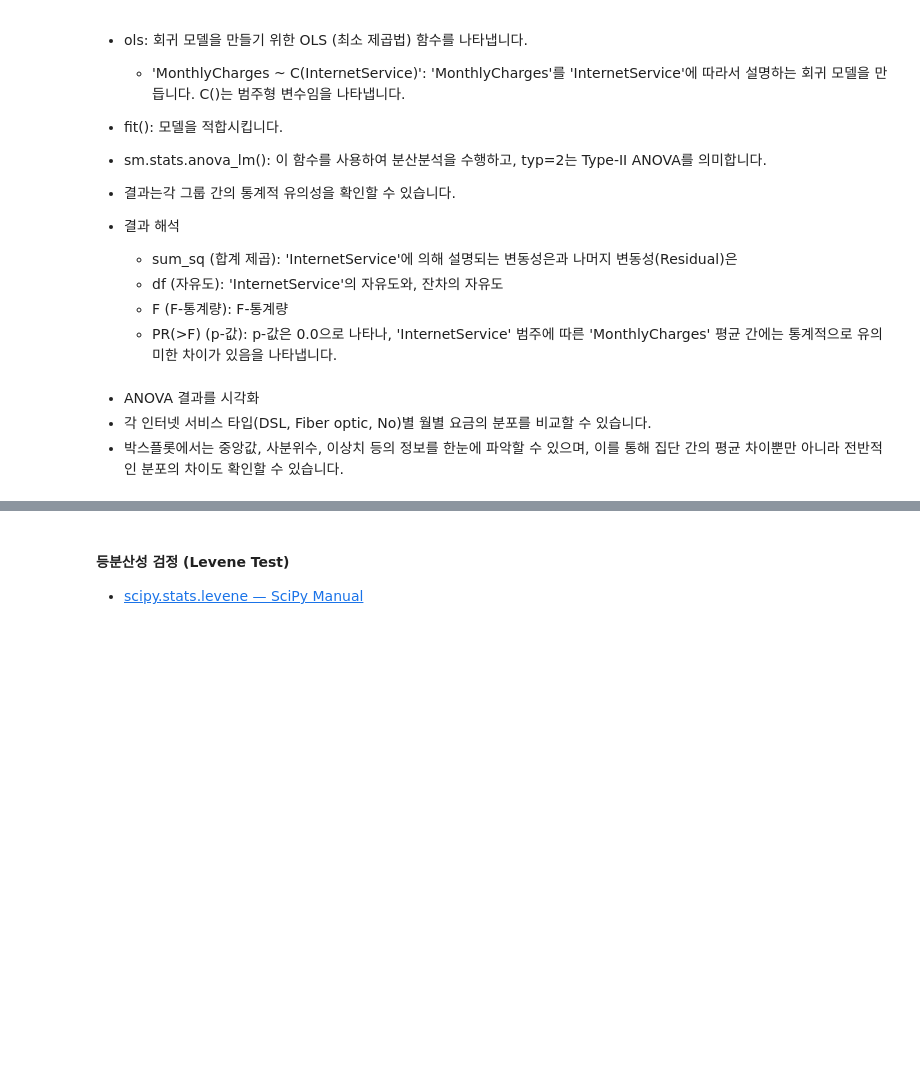
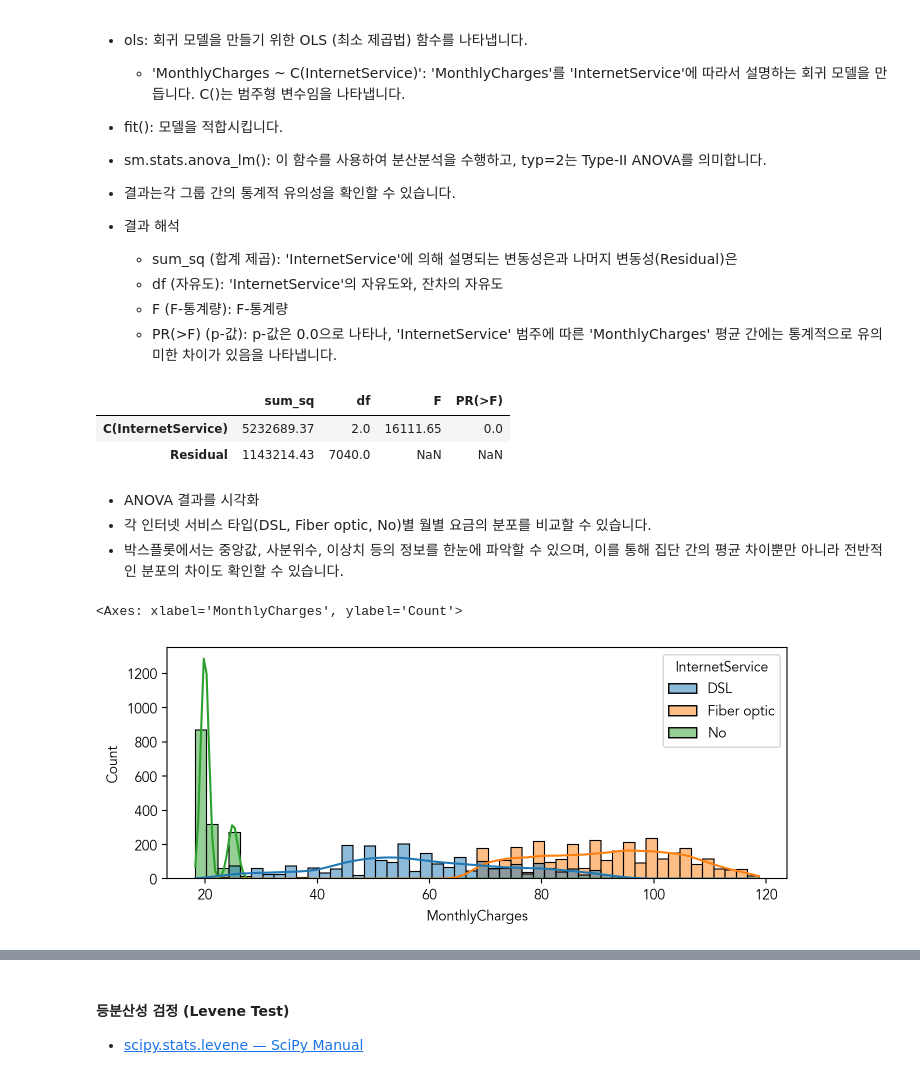
Before and after one commit to gyjong/workplace, a Jupyter notebook: Statistics/0103-telco-anova-input.ipynb, the cells around one changed output, grey strips where cells are left out. Drawn from its saved outputs; the diff is of its cells as text; code cells hidden in the pictures; blank space fills up the shorter version.

```diff
--- a/Statistics/0103-telco-anova-input.ipynb
+++ b/Statistics/0103-telco-anova-input.ipynb
@@ -156,7 +156,13 @@ from statsmodels.stats.multicomp import pairwise_tukeyhsd
 
 # 분산분석(ANOVA) 수행
 # model
+model = ols('MonthlyCharges ~ C(InternetService)', data = df).fit()
 # anova_lm
+sm.stats.anova_lm(model, typ = 2).round(2)
+# %% [output]
+|  | sum_sq | df | F | PR(>F) |
+| C(InternetService) | 5232689.37 | 2.0 | 16111.65 | 0.0 |
+| Residual | 1143214.43 | 7040.0 | NaN | NaN |
 # %% [markdown]
 * ANOVA 결과를 시각화
 * 각 인터넷 서비스 타입(DSL, Fiber optic, No)별 월별 요금의 분포를 비교할 수 있습니다.
@@ -164,6 +170,10 @@ from statsmodels.stats.multicomp import pairwise_tukeyhsd
 # %%
 # histplot
 plt.figure(figsize=(8, 3))
+sns.histplot(data = df, x = 'MonthlyCharges', hue = 'InternetService', bins = 50, kde = True)
+# %% [output]
+<Axes: xlabel='MonthlyCharges', ylabel='Count'>
+[figure, added]
 # %%
 # ANOVA 결과 시각화 boxplot
 plt.figure(figsize=(8, 3))
```
Also changed, not shown: parts of 4 cells of this notebook.
